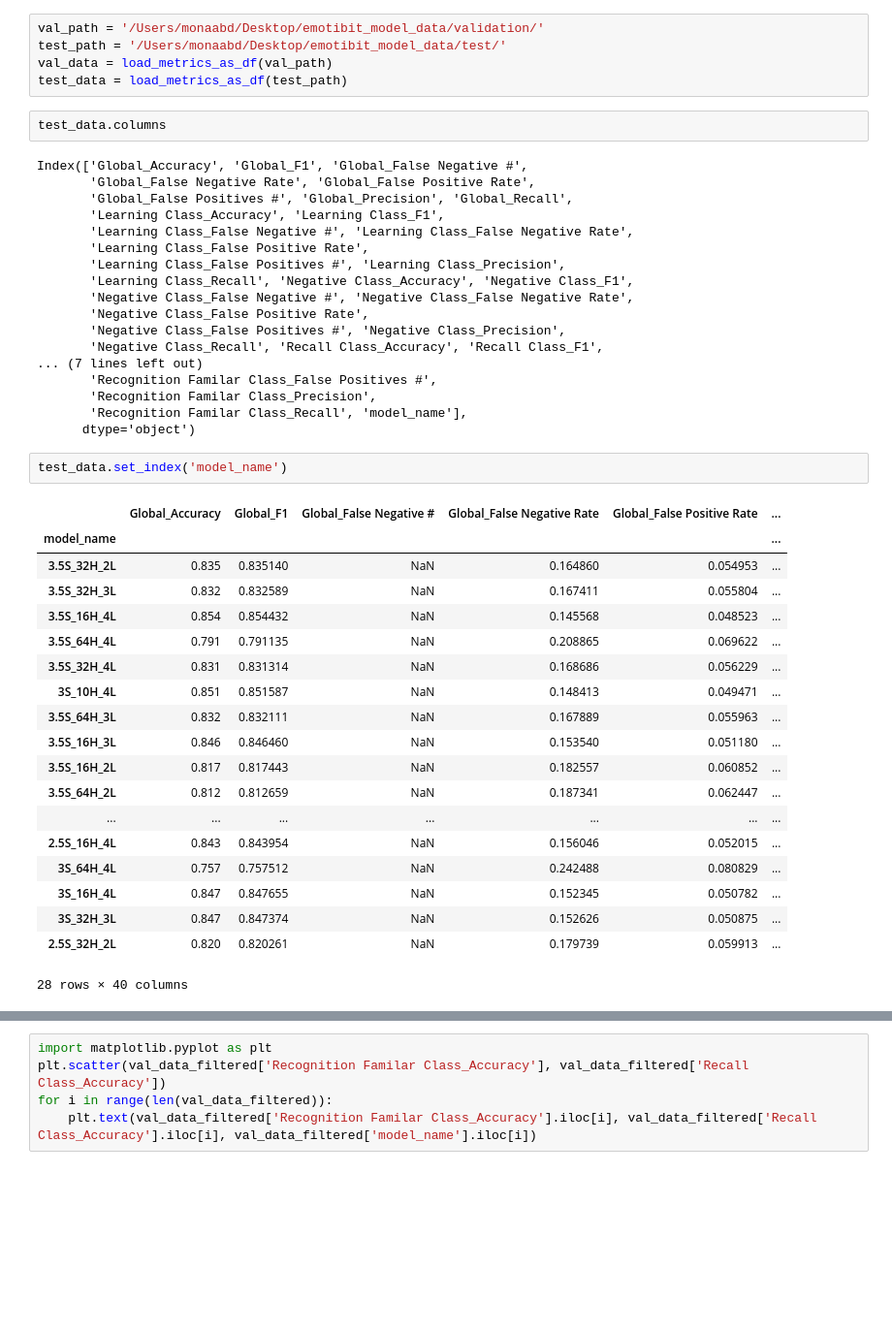
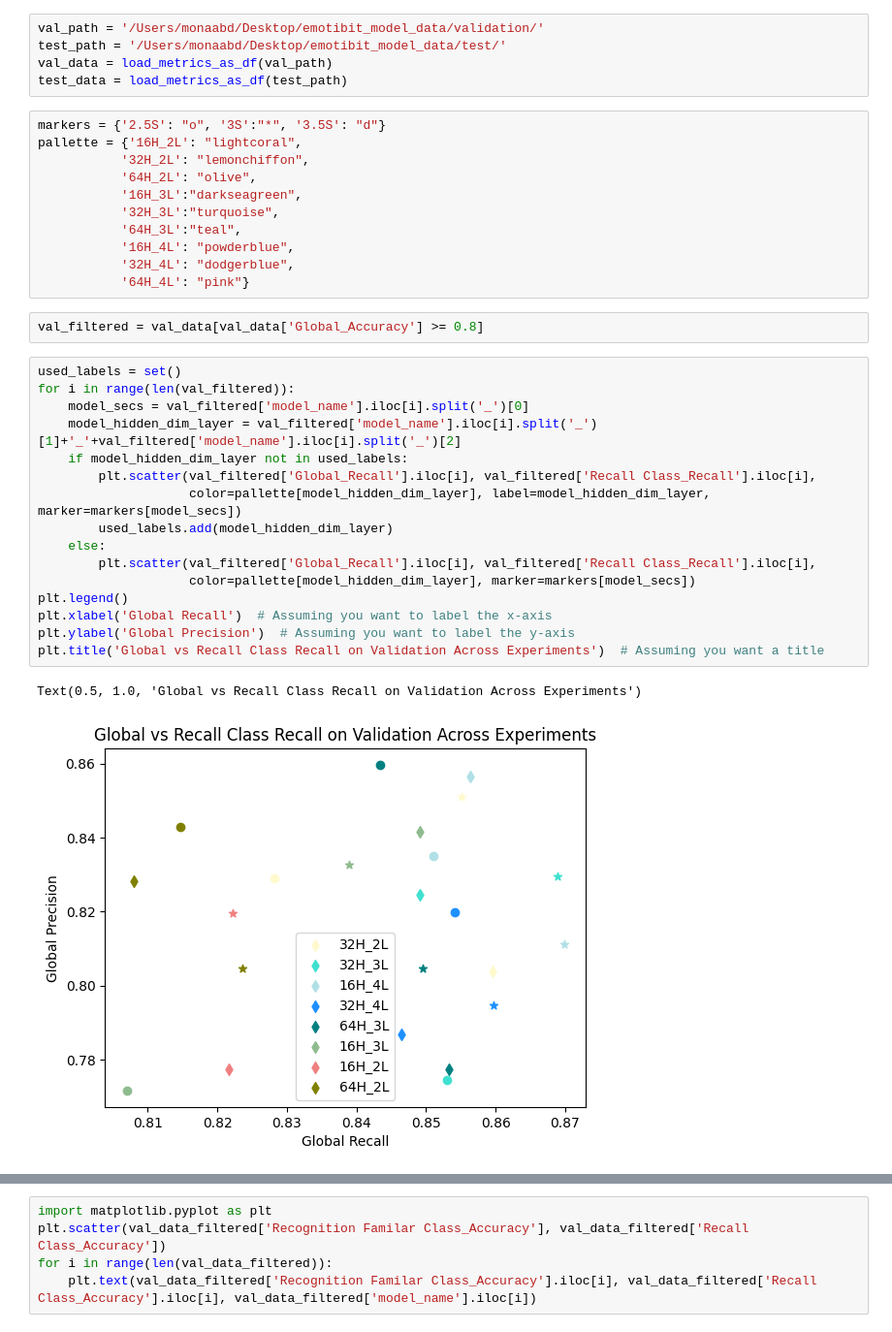
Before and after one commit to MemEye/memeye_studies, a Jupyter notebook: data_analysis/emotibit_model_selection.ipynb, the cells around one changed output, grey strips where cells are left out. Shown at 97% size. Drawn from its saved outputs; the diff is of its cells as text; blank space fills up the shorter version.

```diff
--- a/data_analysis/emotibit_model_selection.ipynb
+++ b/data_analysis/emotibit_model_selection.ipynb
@@ -31,48 +29,38 @@ val_path = '/Users/monaabd/Desktop/emotibit_model_data/validation/'
 test_path = '/Users/monaabd/Desktop/emotibit_model_data/test/'
 val_data = load_metrics_as_df(val_path)
 test_data = load_metrics_as_df(test_path)
-# %%
-test_data.columns
-# %% [output]
-Index(['Global_Accuracy', 'Global_F1', 'Global_False Negative #',
-       'Global_False Negative Rate', 'Global_False Positive Rate',
-       'Global_False Positives #', 'Global_Precision', 'Global_Recall',
-       'Learning Class_Accuracy', 'Learning Class_F1',
-       'Learning Class_False Negative #', 'Learning Class_False Negative Rate',
-       'Learning Class_False Positive Rate',
-       'Learning Class_False Positives #', 'Learning Class_Precision',
-       'Learning Class_Recall', 'Negative Class_Accuracy', 'Negative Class_F1',
-       'Negative Class_False Negative #', 'Negative Class_False Negative Rate',
-       'Negative Class_False Positive Rate',
-       'Negative Class_False Positives #', 'Negative Class_Precision',
-       'Negative Class_Recall', 'Recall Class_Accuracy', 'Recall Class_F1',
-... (7 lines left out)
-       'Recognition Familar Class_False Positives #',
-       'Recognition Familar Class_Precision',
-       'Recognition Familar Class_Recall', 'model_name'],
-      dtype='object')
-# %%
-test_data.set_index('model_name')
-# %% [output]
-|  | Global_Accuracy | Global_F1 | Global_False Negative # | Global_False Negative Rate | Global_False Positive Rate | ... |
-| model_name |  |  |  |  |  | ... |
-| 3.5S_32H_2L | 0.835 | 0.835140 | NaN | 0.164860 | 0.054953 | ... |
-| 3.5S_32H_3L | 0.832 | 0.832589 | NaN | 0.167411 | 0.055804 | ... |
-| 3.5S_16H_4L | 0.854 | 0.854432 | NaN | 0.145568 | 0.048523 | ... |
-| 3.5S_64H_4L | 0.791 | 0.791135 | NaN | 0.208865 | 0.069622 | ... |
-| 3.5S_32H_4L | 0.831 | 0.831314 | NaN | 0.168686 | 0.056229 | ... |
-| 3S_10H_4L | 0.851 | 0.851587 | NaN | 0.148413 | 0.049471 | ... |
-| 3.5S_64H_3L | 0.832 | 0.832111 | NaN | 0.167889 | 0.055963 | ... |
-| 3.5S_16H_3L | 0.846 | 0.846460 | NaN | 0.153540 | 0.051180 | ... |
-| 3.5S_16H_2L | 0.817 | 0.817443 | NaN | 0.182557 | 0.060852 | ... |
-| 3.5S_64H_2L | 0.812 | 0.812659 | NaN | 0.187341 | 0.062447 | ... |
-| ... | ... | ... | ... | ... | ... | ... |
-| 2.5S_16H_4L | 0.843 | 0.843954 | NaN | 0.156046 | 0.052015 | ... |
-| 3S_64H_4L | 0.757 | 0.757512 | NaN | 0.242488 | 0.080829 | ... |
-| 3S_16H_4L | 0.847 | 0.847655 | NaN | 0.152345 | 0.050782 | ... |
-| 3S_32H_3L | 0.847 | 0.847374 | NaN | 0.152626 | 0.050875 | ... |
-| 2.5S_32H_2L | 0.820 | 0.820261 | NaN | 0.179739 | 0.059913 | ... |
-28 rows × 40 columns
+# %%
+markers = {'2.5S': "o", '3S':"*", '3.5S': "d"}
+pallette = {'16H_2L': "lightcoral",
+           '32H_2L': "lemonchiffon",
+           '64H_2L': "olive",
+           '16H_3L':"darkseagreen",
+           '32H_3L':"turquoise",
+           '64H_3L':"teal",
+           '16H_4L': "powderblue",
+           '32H_4L': "dodgerblue",
+           '64H_4L': "pink"}
+# %%
+val_filtered = val_data[val_data['Global_Accuracy'] >= 0.8]
+# %%
+used_labels = set()
+for i in range(len(val_filtered)):
+    model_secs = val_filtered['model_name'].iloc[i].split('_')[0]
+    model_hidden_dim_layer = val_filtered['model_name'].iloc[i].split('_')[1]+'_'+val_filtered['model_name'].iloc[i].split('_')[2]
+    if model_hidden_dim_layer not in used_labels:
+        plt.scatter(val_filtered['Global_Recall'].iloc[i], val_filtered['Recall Class_Recall'].iloc[i],
+                    color=pallette[model_hidden_dim_layer], label=model_hidden_dim_layer, marker=markers[model_secs])
+        used_labels.add(model_hidden_dim_layer)
+    else:
+        plt.scatter(val_filtered['Global_Recall'].iloc[i], val_filtered['Recall Class_Recall'].iloc[i],
+                    color=pallette[model_hidden_dim_layer], marker=markers[model_secs])
+plt.legend()
+plt.xlabel('Global Recall')  # Assuming you want to label the x-axis
+plt.ylabel('Global Precision')  # Assuming you want to label the y-axis
+plt.title('Global vs Recall Class Recall on Validation Across Experiments')  # Assuming you want a title
+# %% [output]
+Text(0.5, 1.0, 'Global vs Recall Class Recall on Validation Across Experiments')
+[figure, added]
 # %%
 test_data.sort_values('Recognition Familar Class_Accuracy')
 test_data_filtered = test_data.loc[test_data['Recognition Familar Class_Accuracy']>= 0.8]
```
Also changed, not shown: parts of 8 cells of this notebook, 1 other file.
